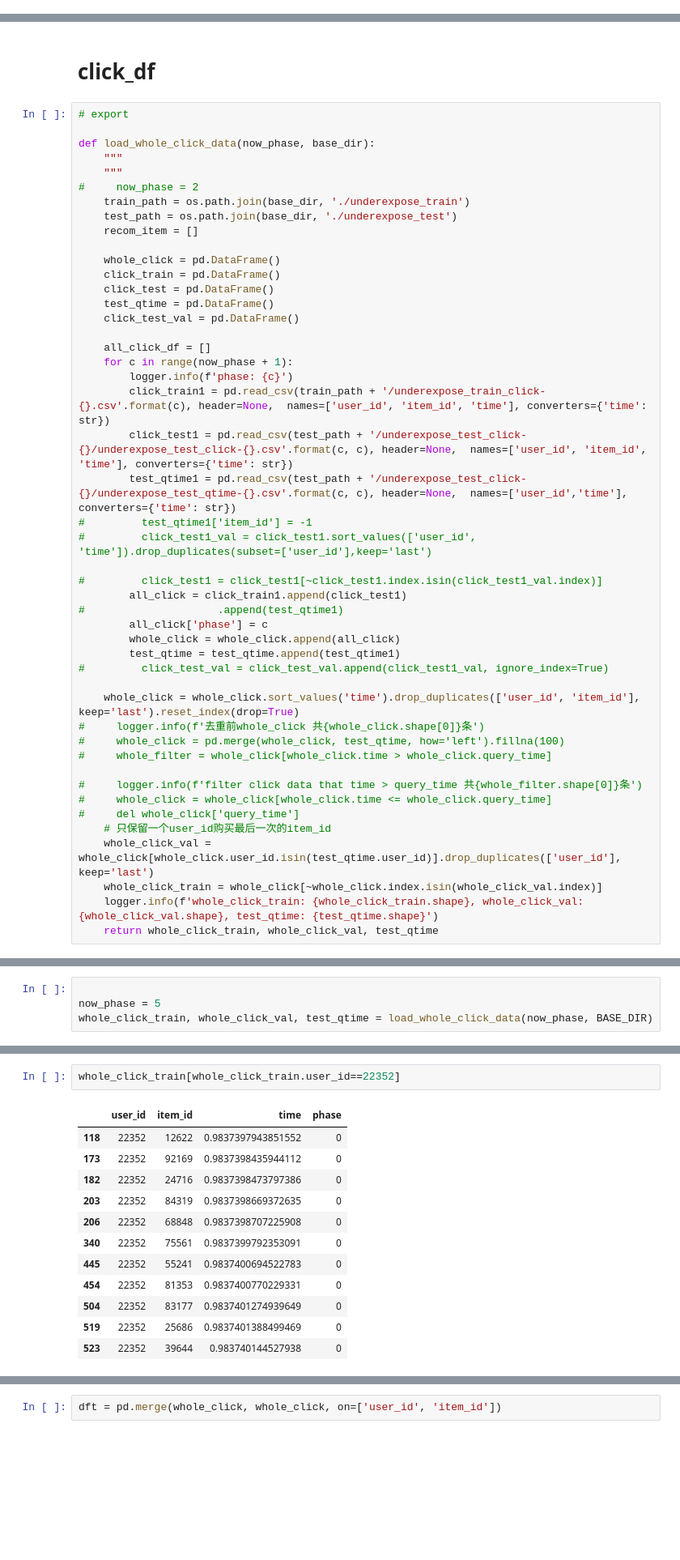
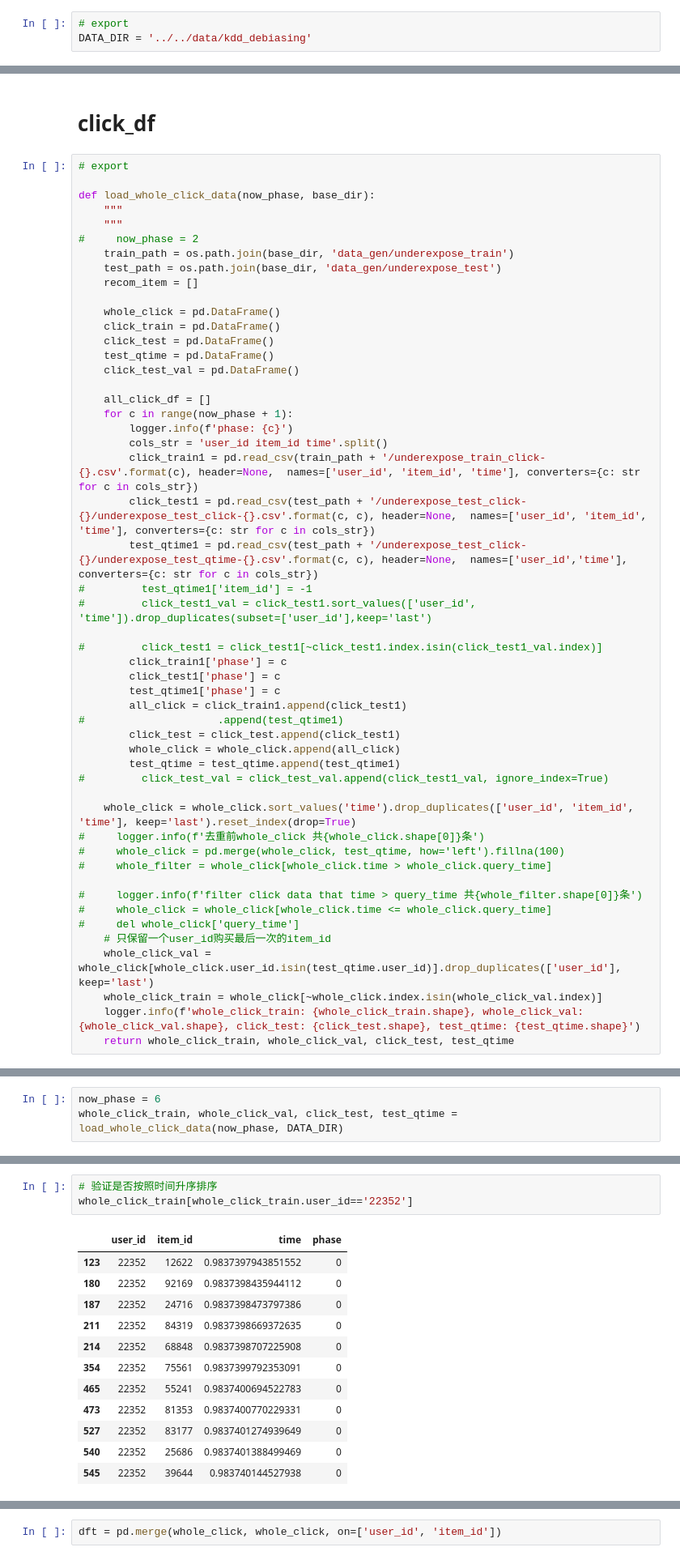
Before and after one commit to mayi140611/myappsexlib, a Jupyter notebook: a_0330_0527_Modern_E_Commerce_Platform_Debiasing/0EDA.ipynb, the cells around one changed output, grey strips where cells are left out. Shown at 81% size. Cells and saved outputs as stored; diff of their text form; blank space fills up the shorter version.

```diff
--- a/a_0330_0527_Modern_E_Commerce_Platform_Debiasing/0EDA.ipynb
+++ b/a_0330_0527_Modern_E_Commerce_Platform_Debiasing/0EDA.ipynb
@@ -168,6 +168,9 @@ sns.set(font='Arial Unicode MS')  # 解决Seaborn中文显示问题
 import sys
 sys.path.append('/Users/luoyonggui/PycharmProjects/mayiutils_n1/mayiutils/data_prepare')
 from data_explore import DataExplore as de
+# %%
+# export
+DATA_DIR = '../../data/kdd_debiasing'
 # %% [markdown]
 # load data
 # %% [markdown]
@@ -283,8 +290,8 @@ def load_whole_click_data(now_phase, base_dir):
     """
     """
 #     now_phase = 2
-    train_path = os.path.join(base_dir, './underexpose_train')
-    test_path = os.path.join(base_dir, './underexpose_test')
+    train_path = os.path.join(base_dir, 'data_gen/underexpose_train')
+    test_path = os.path.join(base_dir, 'data_gen/underexpose_test')
     recom_item = []
 
     whole_click = pd.DataFrame()
@@ -296,21 +303,25 @@ def load_whole_click_data(now_phase, base_dir):
     all_click_df = []
     for c in range(now_phase + 1):
         logger.info(f'phase: {c}')
-        click_train1 = pd.read_csv(train_path + '/underexpose_train_click-{}.csv'.format(c), header=None,  names=['user_id', 'item_id', 'time'], converters={'time': str})
-        click_test1 = pd.read_csv(test_path + '/underexpose_test_click-{}/underexpose_test_click-{}.csv'.format(c, c), header=None,  names=['user_id', 'item_id', 'time'], converters={'time': str})
-        test_qtime1 = pd.read_csv(test_path + '/underexpose_test_click-{}/underexpose_test_qtime-{}.csv'.format(c, c), header=None,  names=['user_id','time'], converters={'time': str})
+        cols_str = 'user_id item_id time'.split()
+        click_train1 = pd.read_csv(train_path + '/underexpose_train_click-{}.csv'.format(c), header=None,  names=['user_id', 'item_id', 'time'], converters={c: str for c in cols_str})
+        click_test1 = pd.read_csv(test_path + '/underexpose_test_click-{}/underexpose_test_click-{}.csv'.format(c, c), header=None,  names=['user_id', 'item_id', 'time'], converters={c: str for c in cols_str})
+        test_qtime1 = pd.read_csv(test_path + '/underexpose_test_click-{}/underexpose_test_qtime-{}.csv'.format(c, c), header=None,  names=['user_id','time'], converters={c: str for c in cols_str})
 #         test_qtime1['item_id'] = -1
 #         click_test1_val = click_test1.sort_values(['user_id', 'time']).drop_duplicates(subset=['user_id'],keep='last')
 
 #         click_test1 = click_test1[~click_test1.index.isin(click_test1_val.index)]
+        click_train1['phase'] = c
+        click_test1['phase'] = c
+        test_qtime1['phase'] = c
         all_click = click_train1.append(click_test1)
 #                     .append(test_qtime1)
-        all_click['phase'] = c
+        click_test = click_test.append(click_test1)
         whole_click = whole_click.append(all_click)
         test_qtime = test_qtime.append(test_qtime1)
 #         click_test_val = click_test_val.append(click_test1_val, ignore_index=True)
 
-    whole_click = whole_click.sort_values('time').drop_duplicates(['user_id', 'item_id'], keep='last').reset_index(drop=True)
+    whole_click = whole_click.sort_values('time').drop_duplicates(['user_id', 'item_id', 'time'], keep='last').reset_index(drop=True)
 #     logger.info(f'去重前whole_click 共{whole_click.shape[0]}条')
 #     whole_click = pd.merge(whole_click, test_qtime, how='left').fillna(100)
 #     whole_filter = whole_click[whole_click.time > whole_click.query_time]
@@ -321,5 +332,5 @@ def load_whole_click_data(now_phase, base_dir):
     # 只保留一个user_id购买最后一次的item_id
     whole_click_val = whole_click[whole_click.user_id.isin(test_qtime.user_id)].drop_duplicates(['user_id'], keep='last')
     whole_click_train = whole_click[~whole_click.index.isin(whole_click_val.index)]
-    logger.info(f'whole_click_train: {whole_click_train.shape}, whole_click_val: {whole_click_val.shape}, test_qtime: {test_qtime.shape}')
-    return whole_click_train, whole_click_val, test_qtime
+    logger.info(f'whole_click_train: {whole_click_train.shape}, whole_click_val: {whole_click_val.shape}, click_test: {click_test.shape}, test_qtime: {test_qtime.shape}')
+    return whole_click_train, whole_click_val, click_test, test_qtime
@@ -329,5 +337,4 @@ BASE_DIR = '../../data/kdd_debiasing/data_origin'
 # %%
-
-now_phase = 5
-whole_click_train, whole_click_val, test_qtime = load_whole_click_data(now_phase, BASE_DIR)
+now_phase = 6
+whole_click_train, whole_click_val, click_test, test_qtime = load_whole_click_data(now_phase, DATA_DIR)
 # %% [output]
@@ -350,17 +358,18 @@ whole_click_val.head()
 # %%
-whole_click_train[whole_click_train.user_id==22352]
+# 验证是否按照时间升序排序
+whole_click_train[whole_click_train.user_id=='22352']
 # %% [output]
 |  | user_id | item_id | time | phase |
-| 118 | 22352 | 12622 | 0.9837397943851552 | 0 |
-| 173 | 22352 | 92169 | 0.9837398435944112 | 0 |
-| 182 | 22352 | 24716 | 0.9837398473797386 | 0 |
-| 203 | 22352 | 84319 | 0.9837398669372635 | 0 |
-| 206 | 22352 | 68848 | 0.9837398707225908 | 0 |
-| 340 | 22352 | 75561 | 0.9837399792353091 | 0 |
-| 445 | 22352 | 55241 | 0.9837400694522783 | 0 |
-| 454 | 22352 | 81353 | 0.9837400770229331 | 0 |
-| 504 | 22352 | 83177 | 0.9837401274939649 | 0 |
-| 519 | 22352 | 25686 | 0.9837401388499469 | 0 |
-| 523 | 22352 | 39644 | 0.983740144527938 | 0 |
+| 123 | 22352 | 12622 | 0.9837397943851552 | 0 |
+| 180 | 22352 | 92169 | 0.9837398435944112 | 0 |
+| 187 | 22352 | 24716 | 0.9837398473797386 | 0 |
+| 211 | 22352 | 84319 | 0.9837398669372635 | 0 |
+| 214 | 22352 | 68848 | 0.9837398707225908 | 0 |
+| 354 | 22352 | 75561 | 0.9837399792353091 | 0 |
+| 465 | 22352 | 55241 | 0.9837400694522783 | 0 |
+| 473 | 22352 | 81353 | 0.9837400770229331 | 0 |
+| 527 | 22352 | 83177 | 0.9837401274939649 | 0 |
+| 540 | 22352 | 25686 | 0.9837401388499469 | 0 |
+| 545 | 22352 | 39644 | 0.983740144527938 | 0 |
 # %%
 # 完整的click数据
```
Also changed, not shown: parts of 11 cells of this notebook, 3 other files.
